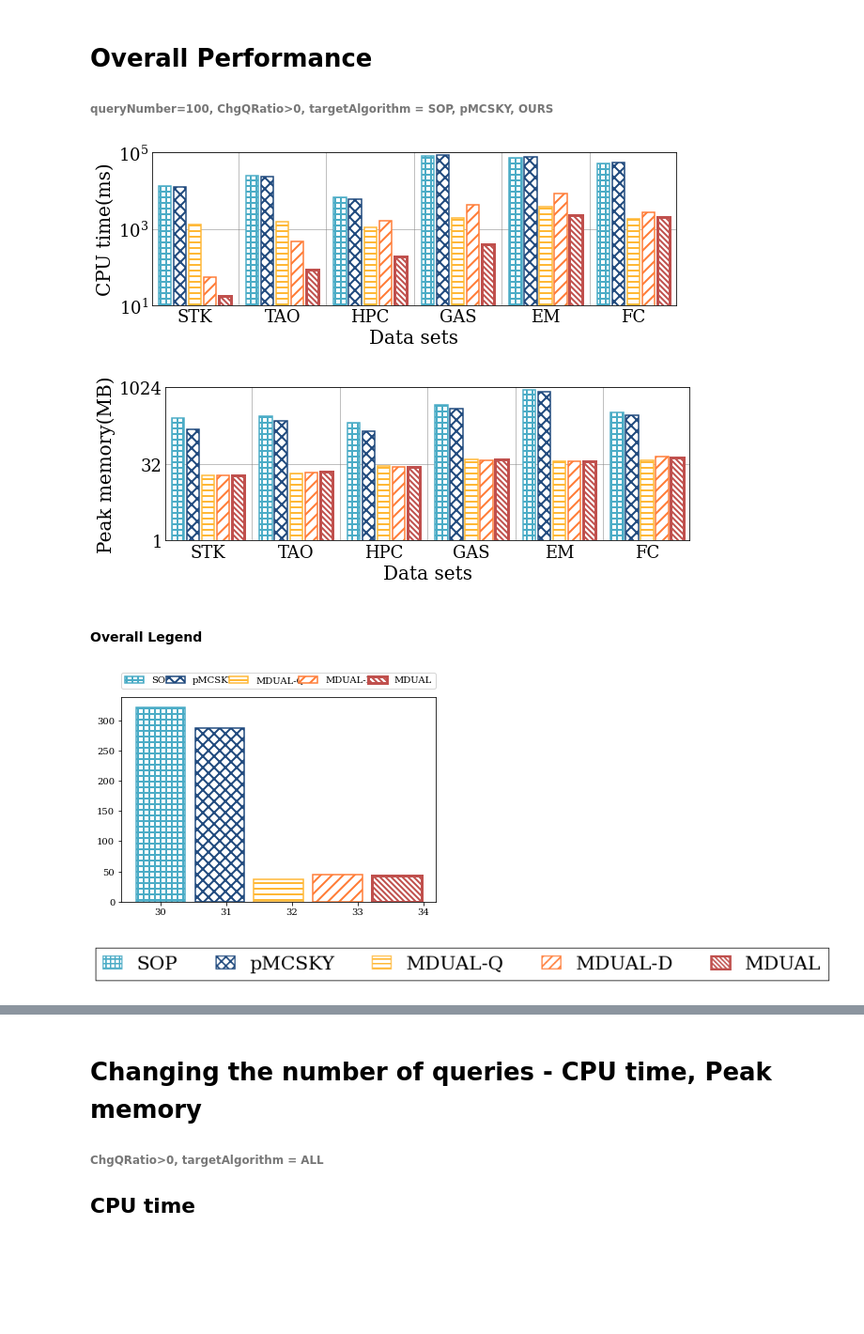
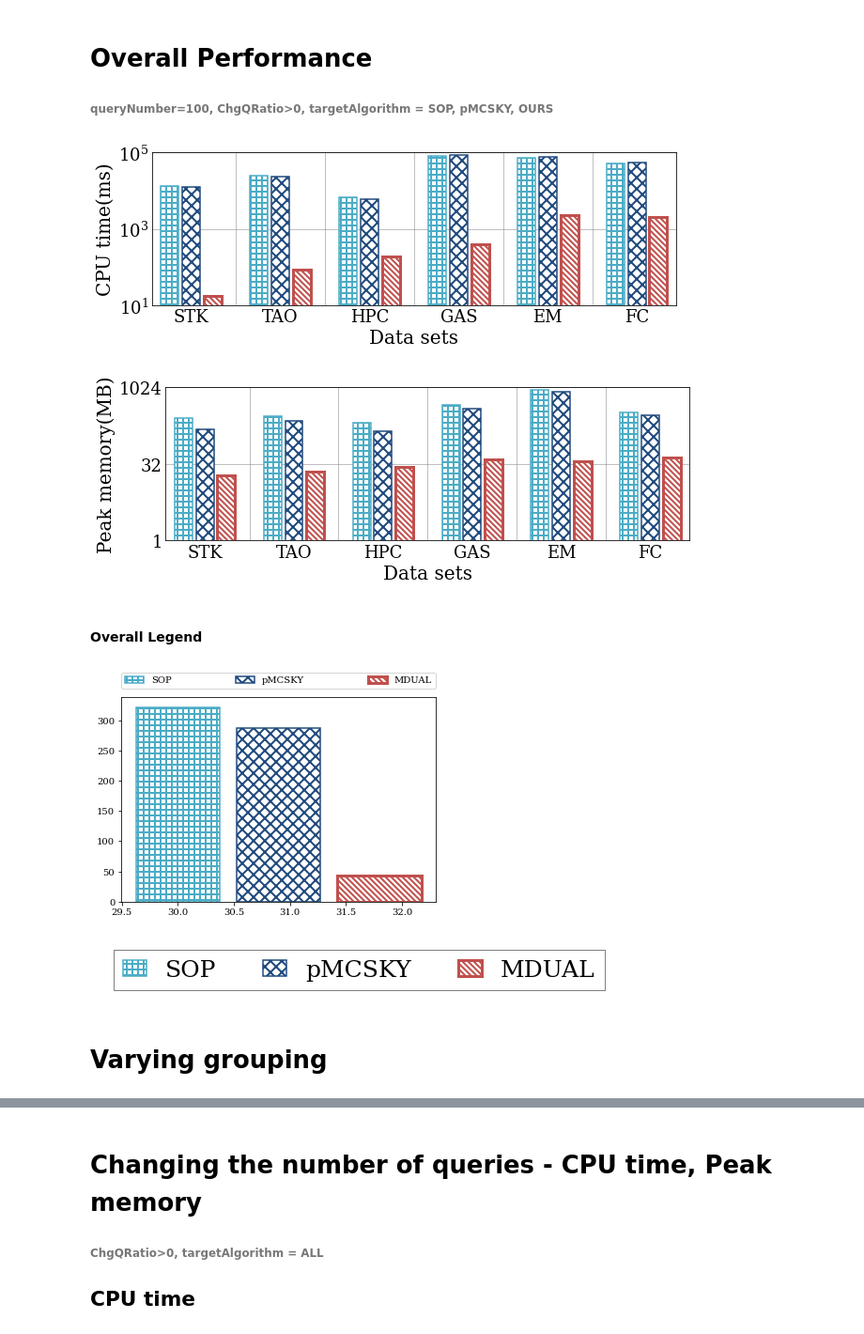
Before and after one commit to YoojuShin/SIGMOD2021LogScript, a Jupyter notebook: figure_script.ipynb, the cells around one changed output, grey strips where cells are left out. Shown at 94% size. Drawn from its saved outputs; the diff is of its cells as text; code cells hidden in the pictures; blank space fills up the shorter version.

```diff
--- a/figure_script.ipynb
+++ b/figure_script.ipynb
@@ -60,8 +60,8 @@ FONTSIZE_YLABEL=20
 intra_bar_space = 1.2
 inter_bar_space = 2
 figsize_overall=(10,3)
-target_alg_overall = ['SOP','pMCSKY',alg_name+'-Q',alg_name+'-D',alg_name]
-
+target_alg_others = ['SOP','pMCSKY',alg_name]
+target_alg_ours = [alg_name+'-Q',alg_name+'-D',alg_name]
 # Line Plot parameters
 figsize_q = (3,3)
 target_alg_q = ['SOP','pMCSKY',alg_name]
@@ -288,15 +288,15 @@ graphdf = df.loc[(df["Dataset"]==dataname)&(df["Queryset"].str.contains(r"\_Q100
 for dataname in dataset_:
     graphdf = pd.concat([graphdf, df.loc[(df["Dataset"]==dataname)&(df["Queryset"].str.contains(r"\_Q100$"))].pivot(index="Dataset",columns="Method",values="Time")])
 
-graphdf = graphdf[target_alg_overall]
+graphdf = graphdf[target_alg_others]
 
 
 graphdf = graphdf.reindex(index=dataset)
 fig = plt.figure(figsize=figsize_overall)
 ax = fig.add_subplot(1,1,1)
 xpositions = []
-for i, algname in enumerate(target_alg_overall):
-    xposition = np.arange(graphdf.shape[0])*barWidth*(len(target_alg_overall)+inter_bar_space) + barWidth*intra_bar_space*i
+for i, algname in enumerate(target_alg_others):
+    xposition = np.arange(graphdf.shape[0])*barWidth*(len(target_alg_others)+inter_bar_space) + barWidth*intra_bar_space*i
     center = (xposition[0]+xposition[-1])/2
     xpositions.append(xposition)
     ax.bar(xposition,graphdf.iloc[:,i].tolist(), color = "white", width=barWidth,\
@@ -326,7 +326,7 @@ ax.tick_params(axis ='y', labelsize=FONTSIZE_YTICK)
 ax.tick_params(axis ='x', rotation = 0)
 plt.savefig("Figures/"+'Overall_CpuTime.pdf', bbox_inches='tight', format='pdf')
 # %% [output]
-[figure, old version]
+[figure, new version]
 # %%
 df = preprocessing("result_varyingGrouping")
 
@@ -337,14 +337,14 @@ graphdf = df.loc[(df["Dataset"]==dataname)&(df["Queryset"].str.contains(r"\_Q100
 for dataname in dataset_:
     graphdf = pd.concat([graphdf, df.loc[(df["Dataset"]==dataname)&(df["Queryset"].str.contains(r"\_Q100$"))].pivot(index="Dataset",columns="Method",values="PeakMem")])
 
-graphdf = graphdf[target_alg_overall]
+graphdf = graphdf[target_alg_others]
 
 graphdf = graphdf.reindex(index=dataset)
 fig = plt.figure(figsize=figsize_overall)
 ax = fig.add_subplot(1,1,1)
 xpositions = []
-for i, algname in enumerate(target_alg_overall):
-    xposition = np.arange(graphdf.shape[0])*barWidth*(len(target_alg_overall)+inter_bar_space) + barWidth*intra_bar_space*i
+for i, algname in enumerate(target_alg_others):
+    xposition = np.arange(graphdf.shape[0])*barWidth*(len(target_alg_others)+inter_bar_space) + barWidth*intra_bar_space*i
     center = (xposition[0]+xposition[-1])/2
     xpositions.append(xposition)
     ax.bar(xposition,graphdf.iloc[:,i].tolist(), color = "white", width=barWidth,\
@@ -374,7 +374,7 @@ ax.tick_params(axis ='x', rotation = 0)
 
 plt.savefig("Figures/"+'Overall_PeakMem.pdf', bbox_inches='tight', format='pdf')
 # %% [output]
-[figure, old version]
+[figure, new version]
 # %% [markdown]
 #### Overall Legend
 # %%
@@ -386,7 +386,7 @@ graphdf = df.loc[(df["Dataset"]==dataname)&(df["Queryset"].str.contains(r"\_Q100
 for dataname in dataset_:
     graphdf = pd.concat([graphdf, df.loc[(df["Dataset"]==dataname)&(df["Queryset"].str.contains(r"\_Q100$")) \
                                          & (df['ChgQRatio']==0)].pivot(index="Dataset",columns="Method",values="PeakMem")])
-graphdf = graphdf[target_alg_overall]
+graphdf = graphdf[target_alg_others]
 
 graphdf = graphdf.reindex(index=dataset)
 
@@ -395,7 +395,7 @@ fig = plt.figure()
 ax = fig.add_subplot(1,1,1)
 xpositions = []
 bars = []
-for i, algname in enumerate(target_alg_overall):
+for i, algname in enumerate(target_alg_others):
     xposition = np.arange(graphdf.shape[0])*barWidth*(graphdf.shape[0]+inter_bar_space) + barWidth*intra_bar_space*i
     center = (xposition[0]+xposition[-1])/2
     xpositions.append(xposition)
@@ -404,27 +404,30 @@ for i, algname in enumerate(target_alg_overall):
                linewidth=algo_linewidth[algname], zorder=2)
     bars.append(bar)
 
-legend = ax.legend(handles=bars,labels=target_alg_overall,\
+legend = ax.legend(handles=bars,labels=target_alg_others,\
                    bbox_to_anchor=(0., 1.02, 1., .102), loc='upper center',\
-                   ncol=len(target_alg_overall), mode="expand", borderaxespad=0.)
+                   ncol=len(target_alg_others), mode="expand", borderaxespad=0.)
 # %% [output]
-[figure, old version]
+[figure, new version]
 # %%
 figsize = (10, 1)
 fig_leg = plt.figure(figsize=figsize)
 ax_leg = fig_leg.add_subplot(111)
 # add the legend from the previous axes
-ax_leg.legend(handles=bars,labels=target_alg_overall, loc='center', ncol=len(target_alg_overall), \
+legend = ax_leg.legend(handles=bars,labels=target_alg_others, loc='center', ncol=len(target_alg_others), \
                 facecolor='white', framealpha=1,edgecolor='black', fancybox = False,handlelength =1,\
               prop={'size':25}
               )
 # hide the axes frame and the x/y labels
 ax_leg.axis('off')
+legend.get_frame().set_linewidth(0.5)
 fig_leg.savefig("Figures/"+'Overall_Legend.pdf', bbox_inches='tight', format='pdf')
 
 # ax_leg.legend(handles=bars,labels=cx_params_space, loc='center', ncol=len(cx_params_space), \
 #                 facecolor='white', framealpha=1, edgecolor='black', fancybox = False, handlelength =1,\
 #               prop={'size':20}
 #               )
 # %% [output]
-[figure, old version]
+[figure, new version]
+# %% [markdown]
+# Varying grouping
```
Also changed, not shown: parts of 23 cells of this notebook, 58 other files.
